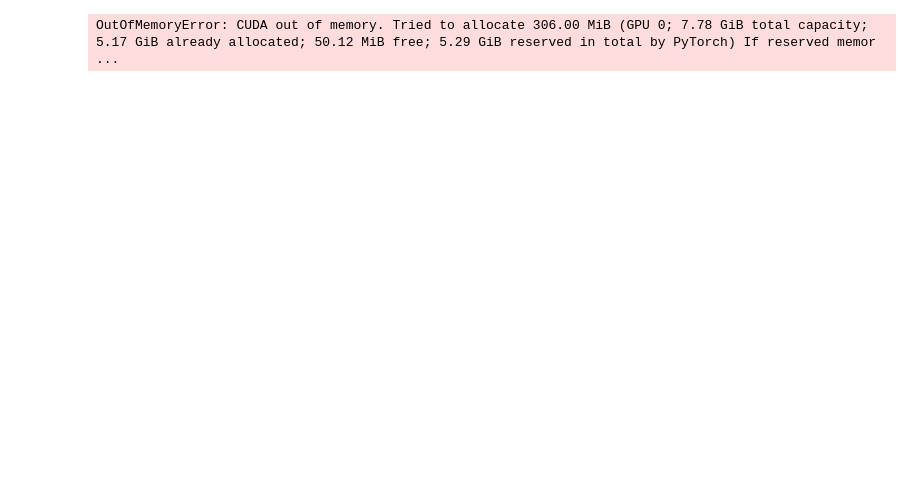
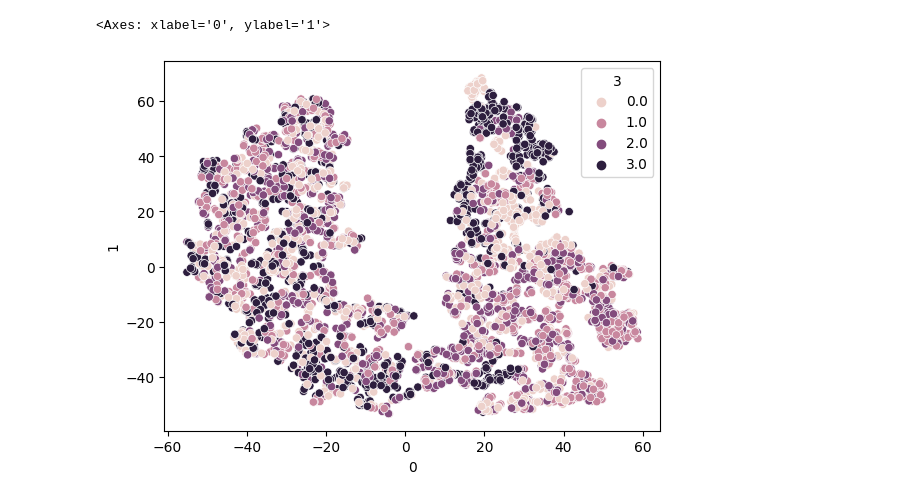
Before and after one commit to smithandrewk/sleep_ml, a Jupyter notebook: eval_resnet.ipynb, the cells around one changed output. Cells and saved outputs as stored; diff of their text form; code cells hidden in the pictures; blank space fills up the shorter version.

```diff
--- a/eval_resnet.ipynb
+++ b/eval_resnet.ipynb
@@ -150,11 +107,19 @@ plt.xlim([0,.0002])
 # %%
-devloader = DataLoader(ConcatDataset([EpochedDataset(idx=idx,condition=condition) for idx in test_idx for condition in ['Vehicle','PF']]),batch_size=4000,shuffle=True)
+testloader = DataLoader(ConcatDataset([EpochedDataset(idx=idx,condition=condition) for idx in test_idx for condition in ['Vehicle','PF']]),batch_size=4000,shuffle=True)
 # %%
-Xi,yi = next(iter(devloader))
+Xi,yi,idx = next(iter(testloader))
+# %%
+map = {idx:i for i,idx in enumerate(sorted(list(set(idx))))}
+# %%
+idx = [map[id] for id in list(idx)]
 # %%
 from sklearn.manifold import TSNE
+import seaborn as sns
+import pandas as pd
+model.cuda()
 tsne = TSNE(n_components=2,init='pca',learning_rate='auto')
 out = tsne.fit_transform(model(Xi.cuda(),return_embedding=True).detach().cpu(),yi.argmax(axis=1))
-sns.scatterplot(data=pd.DataFrame(torch.concat([torch.from_numpy(out),yi.argmax(axis=1).reshape(-1,1)],axis=1).numpy()),x=0,y=1,hue=2)
+sns.scatterplot(data=pd.DataFrame(torch.concat([torch.from_numpy(out),yi.argmax(axis=1).reshape(-1,1),torch.Tensor(idx).reshape(-1,1)],axis=1).numpy()),x=0,y=1,hue=3)
 # %% [output]
-OutOfMemoryError: CUDA out of memory. Tried to allocate 306.00 MiB (GPU 0; 7.78 GiB total capacity; 5.17 GiB already allocated; 50.12 MiB free; 5.29 GiB reserved in total by PyTorch) If reserved memor ...
+<Axes: xlabel='0', ylabel='1'>
+[figure, added]
```
Also changed, not shown: parts of 6 cells of this notebook, 9 other files.
